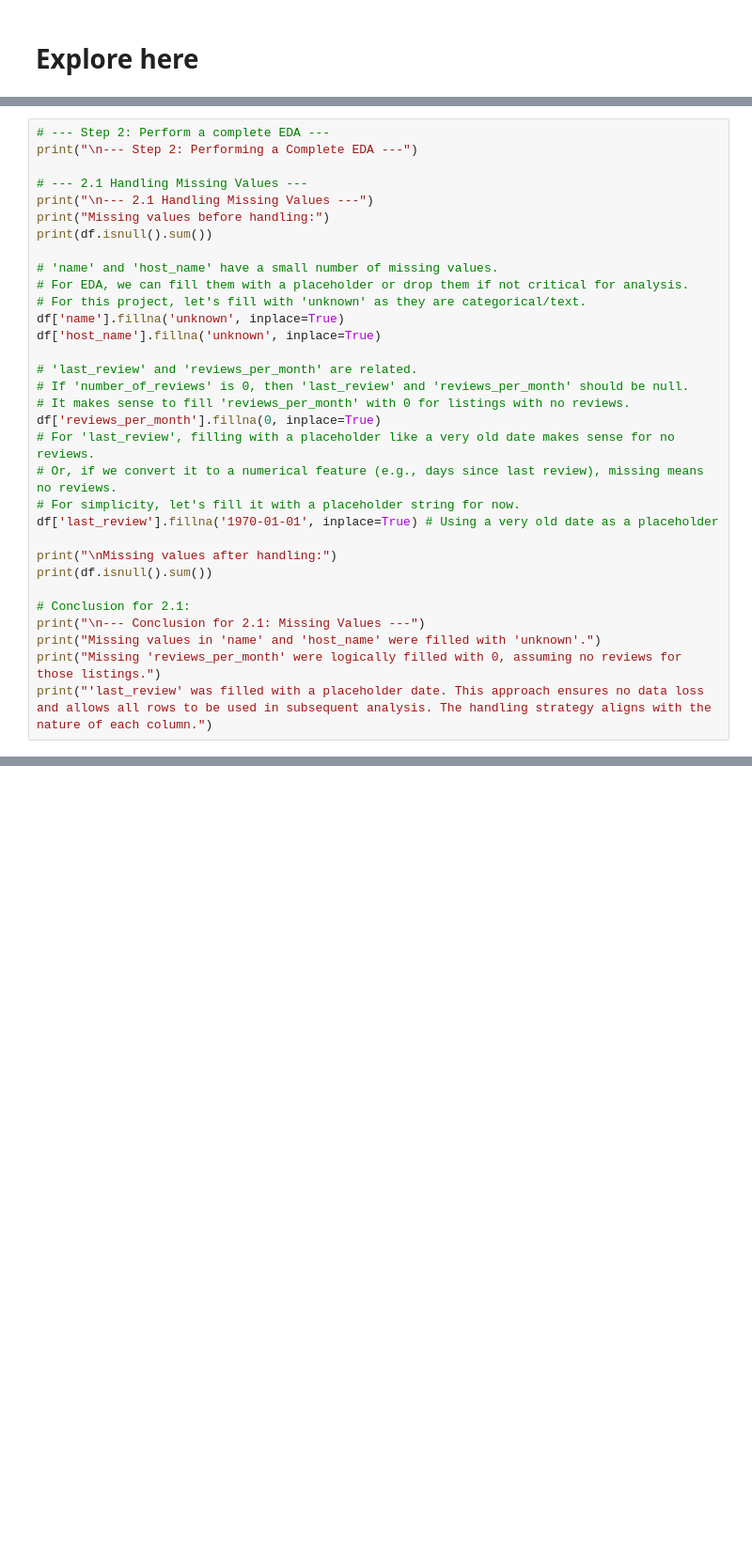
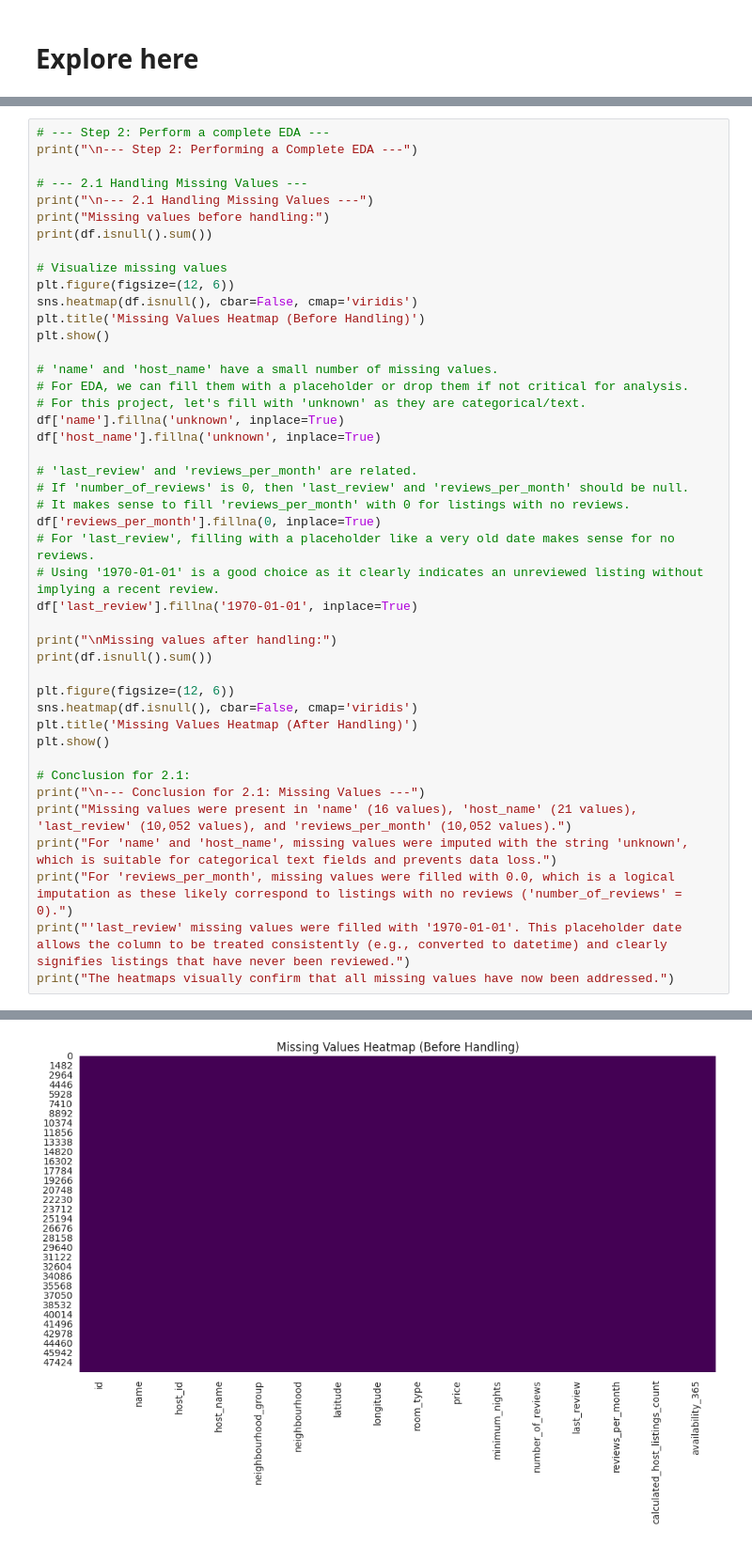
Before and after one commit to RozaSekouri/machine-learning-python-template, a Jupyter notebook: src/explore.ipynb, the cells around one changed output, grey strips where cells are left out. Shown at 94% size. Saved outputs shown, nothing was run; the diff lists cells and outputs as text; blank space fills up the shorter version.

```diff
--- a/src/explore.ipynb
+++ b/src/explore.ipynb
@@ -68,6 +81,12 @@ print("\n--- Step 2: Performing a Complete EDA ---")
 print("\n--- 2.1 Handling Missing Values ---")
 print("Missing values before handling:")
 print(df.isnull().sum())
+
+# Visualize missing values
+plt.figure(figsize=(12, 6))
+sns.heatmap(df.isnull(), cbar=False, cmap='viridis')
+plt.title('Missing Values Heatmap (Before Handling)')
+plt.show()
 
 # 'name' and 'host_name' have a small number of missing values.
 # For EDA, we can fill them with a placeholder or drop them if not critical for analysis.
@@ -80,18 +99,24 @@ df['host_name'].fillna('unknown', inplace=True)
 # It makes sense to fill 'reviews_per_month' with 0 for listings with no reviews.
 df['reviews_per_month'].fillna(0, inplace=True)
 # For 'last_review', filling with a placeholder like a very old date makes sense for no reviews.
-# Or, if we convert it to a numerical feature (e.g., days since last review), missing means no reviews.
-# For simplicity, let's fill it with a placeholder string for now.
-df['last_review'].fillna('1970-01-01', inplace=True) # Using a very old date as a placeholder
+# Using '1970-01-01' is a good choice as it clearly indicates an unreviewed listing without implying a recent review.
+df['last_review'].fillna('1970-01-01', inplace=True)
 
 print("\nMissing values after handling:")
 print(df.isnull().sum())
 
+plt.figure(figsize=(12, 6))
+sns.heatmap(df.isnull(), cbar=False, cmap='viridis')
+plt.title('Missing Values Heatmap (After Handling)')
+plt.show()
+
 # Conclusion for 2.1:
 print("\n--- Conclusion for 2.1: Missing Values ---")
-print("Missing values in 'name' and 'host_name' were filled with 'unknown'.")
-print("Missing 'reviews_per_month' were logically filled with 0, assuming no reviews for those listings.")
-print("'last_review' was filled with a placeholder date. This approach ensures no data loss and allows all rows to be used in subsequent analysis. The handling strategy aligns with the nature of each column.")
+print("Missing values were present in 'name' (16 values), 'host_name' (21 values), 'last_review' (10,052 values), and 'reviews_per_month' (10,052 values).")
+print("For 'name' and 'host_name', missing values were imputed with the string 'unknown', which is suitable for categorical text fields and prevents data loss.")
+print("For 'reviews_per_month', missing values were filled with 0.0, which is a logical imputation as these likely correspond to listings with no reviews ('number_of_reviews' = 0).")
+print("'last_review' missing values were filled with '1970-01-01'. This placeholder date allows the column to be treated consistently (e.g., converted to datetime) and clearly signifies listings that have never been reviewed.")
+print("The heatmaps visually confirm that all missing values have now been addressed.")
 # %% [output]
 --- Step 2: Performing a Complete EDA ---
 
@@ -113,3 +138,4 @@ Missing 'reviews_per_month' were logically filled with 0, assuming no reviews fo
+[figure, added]
 The behavior will change in pandas 3.0. This inplace method will never work because the intermediate object on which we are setting values always behaves as a copy.
 
 For example, when doing 'df[col].method(value, inplace=True)', try using 'df.method({col: value}, inplace=True)' or df[col] = df[col].method(value) instead, to perform the operation inplace on the ori ...
```
Also changed, not shown: parts of 13 cells of this notebook, 5 other files.
